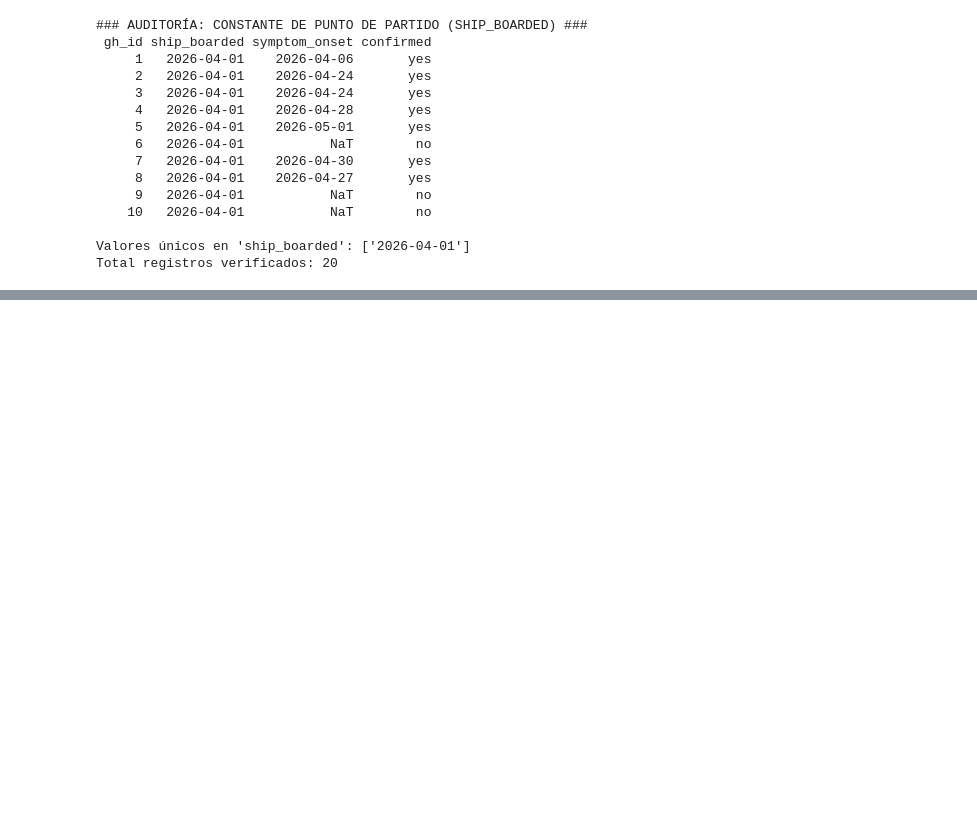
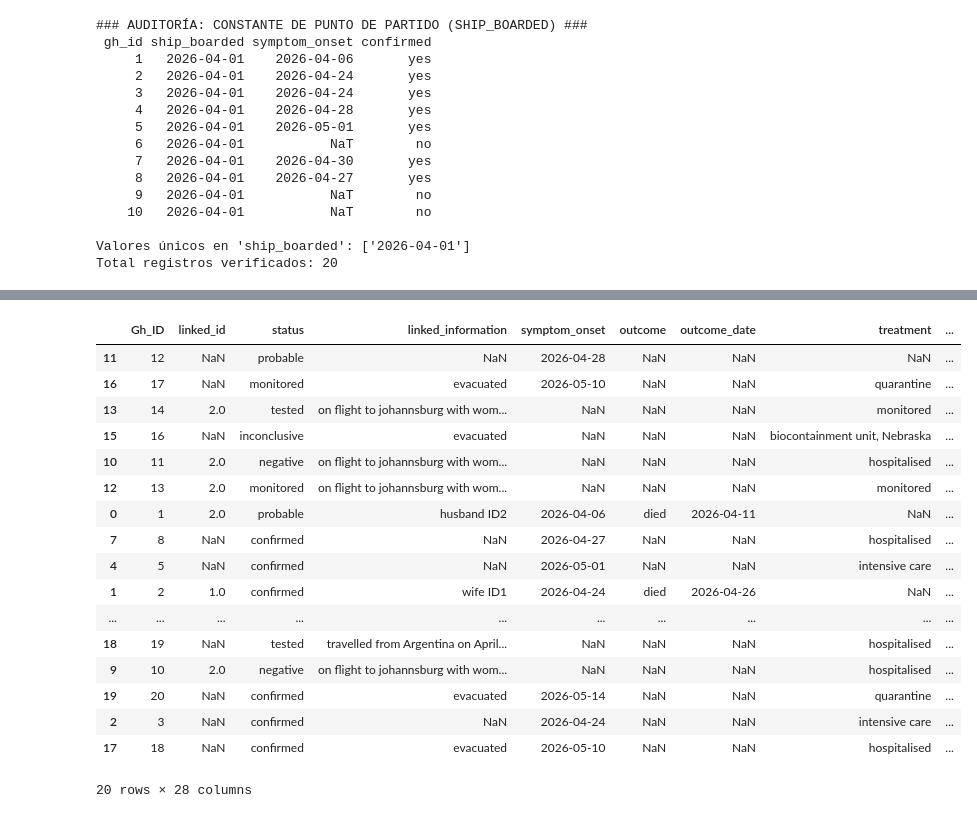
Before and after one commit to brimanz/hantavirus-outbreak-analytics, a Jupyter notebook: data/dataProcessing.ipynb, the cells around one changed output, grey strips where cells are left out. Drawn from its saved outputs; the diff is of its cells as text; code cells hidden in the pictures; blank space fills up the shorter version.

```diff
--- a/data/dataProcessing.ipynb
+++ b/data/dataProcessing.ipynb
@@ -424,0 +501,21 @@ Total registros verificados: 20
+# %%
+df.sample(20)
+# %% [output]
+|  | Gh_ID | linked_id | status | linked_information | symptom_onset | outcome | outcome_date | treatment | ... |
+| 11 | 12 | NaN | probable | NaN | 2026-04-28 | NaN | NaN | NaN | ... |
+| 16 | 17 | NaN | monitored | evacuated | 2026-05-10 | NaN | NaN | quarantine | ... |
+| 13 | 14 | 2.0 | tested | on flight to johannsburg with wom... | NaN | NaN | NaN | monitored | ... |
+| 15 | 16 | NaN | inconclusive | evacuated | NaN | NaN | NaN | biocontainment unit, Nebraska | ... |
+| 10 | 11 | 2.0 | negative | on flight to johannsburg with wom... | NaN | NaN | NaN | hospitalised | ... |
+| 12 | 13 | 2.0 | monitored | on flight to johannsburg with wom... | NaN | NaN | NaN | monitored | ... |
+| 0 | 1 | 2.0 | probable | husband ID2 | 2026-04-06 | died | 2026-04-11 | NaN | ... |
+| 7 | 8 | NaN | confirmed | NaN | 2026-04-27 | NaN | NaN | hospitalised | ... |
+| 4 | 5 | NaN | confirmed | NaN | 2026-05-01 | NaN | NaN | intensive care | ... |
+| 1 | 2 | 1.0 | confirmed | wife ID1 | 2026-04-24 | died | 2026-04-26 | NaN | ... |
+| ... | ... | ... | ... | ... | ... | ... | ... | ... | ... |
+| 18 | 19 | NaN | tested | travelled from Argentina on April... | NaN | NaN | NaN | hospitalised | ... |
+| 9 | 10 | 2.0 | negative | on flight to johannsburg with wom... | NaN | NaN | NaN | hospitalised | ... |
+| 19 | 20 | NaN | confirmed | evacuated | 2026-05-14 | NaN | NaN | quarantine | ... |
+| 2 | 3 | NaN | confirmed | NaN | 2026-04-24 | NaN | NaN | intensive care | ... |
+| 17 | 18 | NaN | confirmed | evacuated | 2026-05-10 | NaN | NaN | hospitalised | ... |
+20 rows × 28 columns
```
Also changed, not shown: parts of 2 cells of this notebook.
